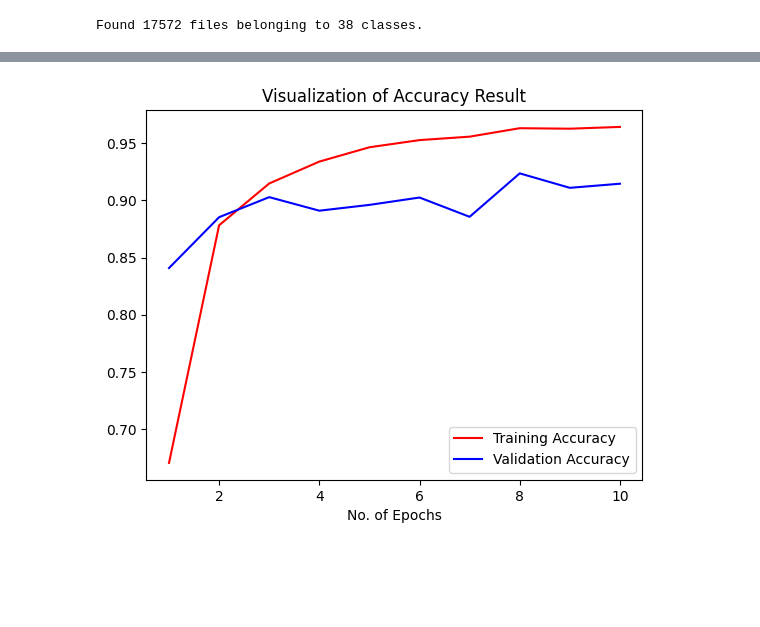
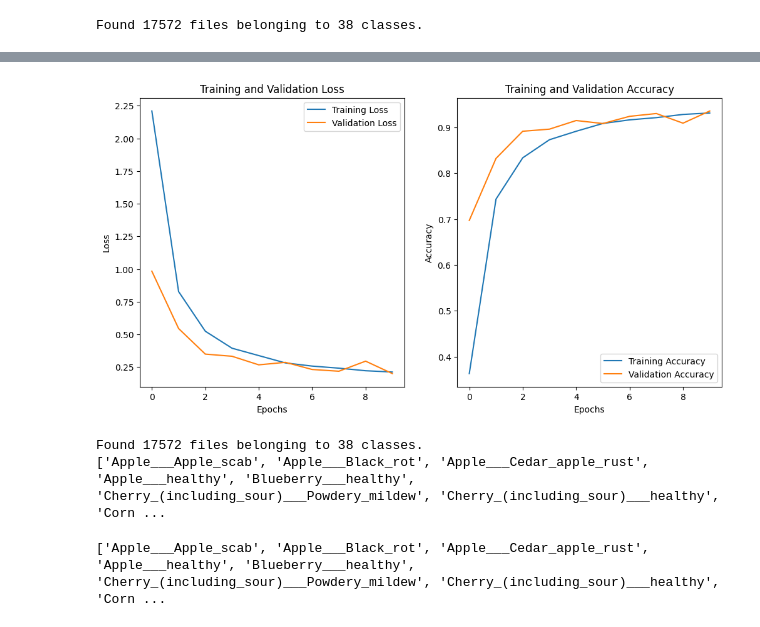
Before and after one commit to achala2702/farm_mate, a Jupyter notebook: machine_learning/disease_detection/Disease_detection.ipynb, the cells around one changed output, grey strips where cells are left out. Saved outputs shown, nothing was run; the diff lists cells and outputs as text; code cells hidden in the pictures; blank space fills up the shorter version.

Commit message:
retrained and tested model

```diff
--- a/machine_learning/disease_detection/Disease_detection.ipynb
+++ b/machine_learning/disease_detection/Disease_detection.ipynb
@@ -67,9 +70,10 @@ model.add(Conv2D(filters=256,kernel_size=3,padding='same',activation='relu'))
 model.add(Conv2D(filters=256,kernel_size=3,activation='relu'))
 model.add(MaxPool2D(pool_size=2,strides=2))
 
-model.add(Flatten())
+model.add(GlobalAveragePooling2D())
 
-model.add(Dense(units=1024, activation='relu'))
+model.add(Dense(units=512, activation='relu'))
+model.add(Dropout(0.5))
 
 model.add(Dense(units=38, activation='softmax'))
 # %%
@@ -137,12 +141,27 @@ Validation accuracy: 0.9145231246948242
-# %%
-epochs = [i for i in range(1,11)]
-plt.plot(epochs,training_history.history['accuracy'],color='red',label='Training Accuracy')
-plt.plot(epochs,training_history.history['val_accuracy'],color='blue',label='Validation Accuracy')
-plt.xlabel('No. of Epochs')
-plt.title('Visualization of Accuracy Result')
-plt.legend()
-plt.show()
-# %% [output]
-[figure, removed]
+# %%
+# Plotting training and validation loss
+plt.figure(figsize=(12, 6))
+
+# Loss plot
+plt.subplot(1, 2, 1)
+plt.plot(training_history.history['loss'], label='Training Loss')
+plt.plot(training_history.history['val_loss'], label='Validation Loss')
+plt.title('Training and Validation Loss')
+plt.xlabel('Epochs')
+plt.ylabel('Loss')
+plt.legend()
+
+# Accuracy plot
+plt.subplot(1, 2, 2)
+plt.plot(training_history.history['accuracy'], label='Training Accuracy')
+plt.plot(training_history.history['val_accuracy'], label='Validation Accuracy')
+plt.title('Training and Validation Accuracy')
+plt.xlabel('Epochs')
+plt.ylabel('Accuracy')
+plt.legend()
+
+plt.show()
+# %% [output]
+[figure, added]
 # %%
 #saving the model
@@ -149,0 +175,22 @@ model.save('plant_disease_detection_model.keras')
+# %%
+validation_set = tf.keras.utils.image_dataset_from_directory(
+    'valid',
+    labels="inferred",
+    label_mode="categorical",
+    class_names=None,
+    color_mode="rgb",
+    batch_size=32,
+    image_size=(128, 128),
+    shuffle=True,
+    seed=None,
+    validation_split=None,
+    subset=None,
+    interpolation="bilinear",
+    follow_links=False,
+    crop_to_aspect_ratio=False
+)
+class_name = validation_set.class_names
+print(class_name)
+# %% [output]
+Found 17572 files belonging to 38 classes.
+['Apple___Apple_scab', 'Apple___Black_rot', 'Apple___Cedar_apple_rust', 'Apple___healthy', 'Blueberry___healthy', 'Cherry_(including_sour)___Powdery_mildew', 'Cherry_(including_sour)___healthy', 'Corn ...
@@ -149,0 +202,8 @@ model.save('plant_disease_detection_model.keras')
+# %%
+# Load class names from the file
+with open('class_names.txt', 'r') as file:
+    loaded_class_names = [line.strip() for line in file]
+
+print(loaded_class_names)
+# %% [output]
+['Apple___Apple_scab', 'Apple___Black_rot', 'Apple___Cedar_apple_rust', 'Apple___healthy', 'Blueberry___healthy', 'Cherry_(including_sour)___Powdery_mildew', 'Cherry_(including_sour)___healthy', 'Corn ...
```
Also changed, not shown: parts of 15 cells of this notebook, 3 other files.
